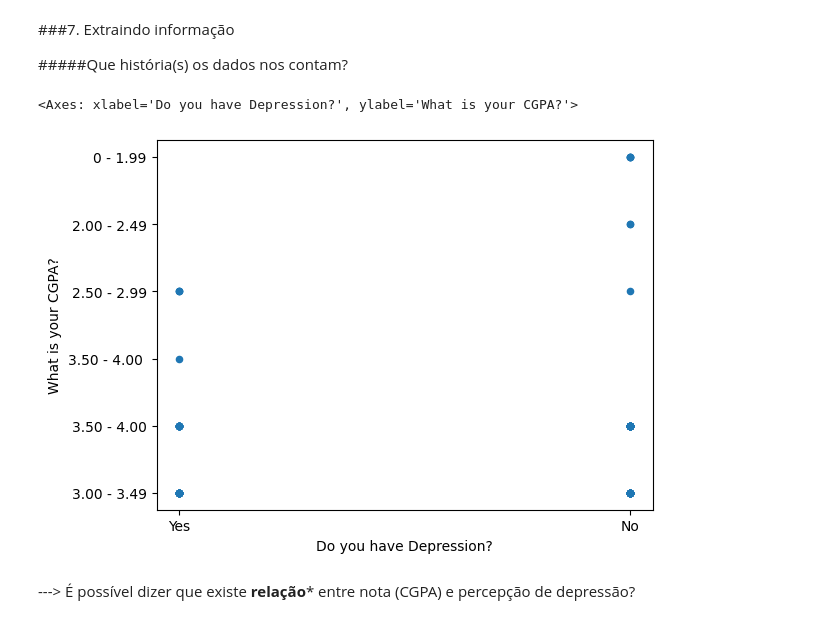
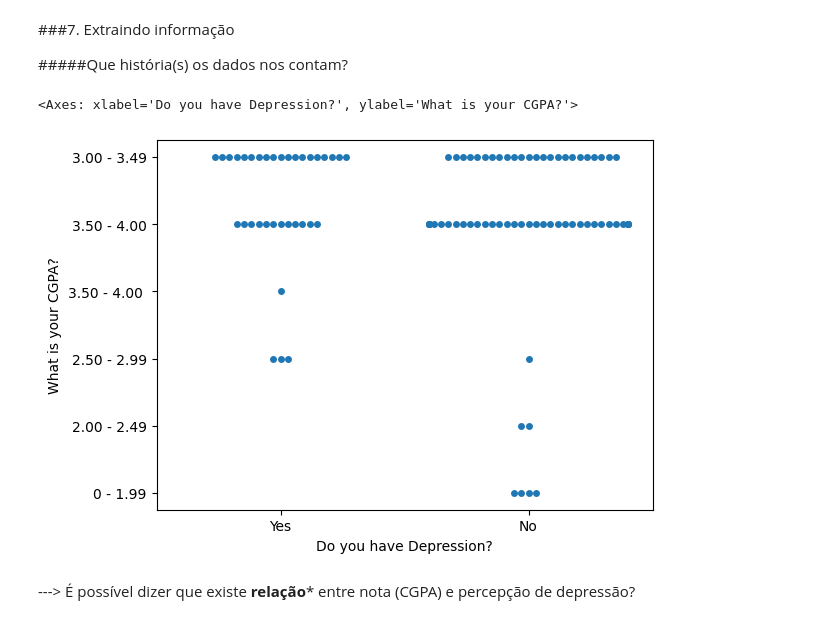
Before and after one commit to eddorileo/mental_health, a Jupyter notebook: mental_health.ipynb, the cells around one changed output. Drawn from its saved outputs; the diff is of its cells as text; code cells hidden in the pictures.

```diff
--- a/mental_health.ipynb
+++ b/mental_health.ipynb
@@ -93,3 +167,5 @@ data
+# %%
+data['Age'] = data['Age'].fillna(round (data['Age'].median(), 2))
 # %% [markdown]
 ###3. E se vc quiser trabalhar com apenas uma coluna?
 # %%
@@ -190,9 +266,13 @@ plt.hist(data.Age, ec='black')
 #####Que história(s) os dados nos contam?
 # %%
 #gráfico de pontos
-data.plot.scatter(x='Do you have Depression?', y='What is your CGPA?')
+import seaborn as sns
+# auxDf = data[['Age', 'Choose your gender']]
+sns.swarmplot(x="Do you have Depression?", y="What is your CGPA?", data=data)
+
+#data.plot.scatter(x='Do you have Depression?', y='What is your CGPA?')
 # %% [output]
 <Axes: xlabel='Do you have Depression?', ylabel='What is your CGPA?'>
-[figure, old version]
+[figure, new version]
 # %% [markdown]
 ---> É possível dizer que existe **relação*** entre nota (CGPA) e percepção de depressão?
```
Also changed, not shown: parts of 18 cells of this notebook.
